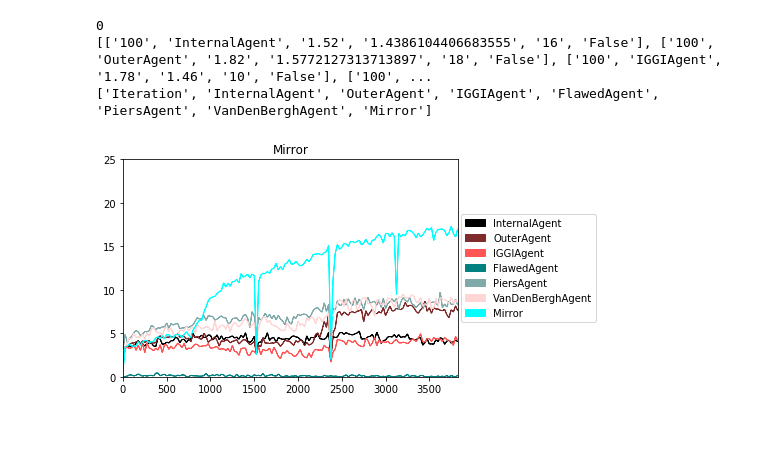
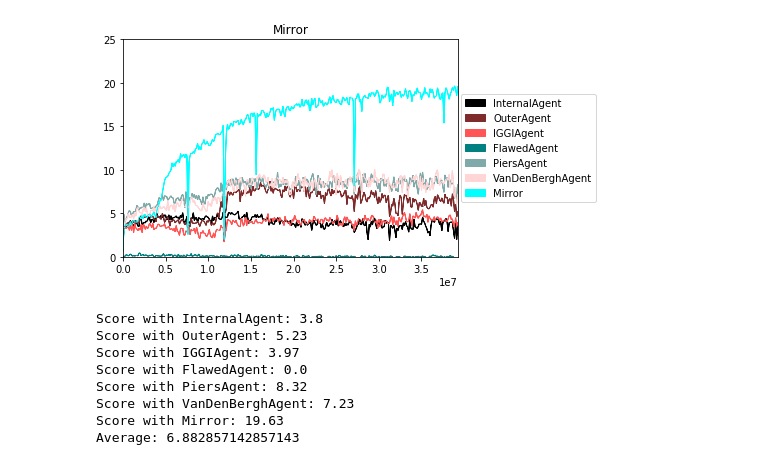
Before and after one commit to rocanaan/hanabi-ad-hoc-learning, a Jupyter notebook: notebooks/MakeIterationCSVs.ipynb, the cells around one changed output. Drawn from its saved outputs; the diff is of its cells as text; code cells hidden in the pictures; blank space fills up the shorter version.

Commit message:
Added informationn about last iteration to notebook visualiser, plus fixed the option to run with multiple training partners

```diff
--- a/notebooks/MakeIterationCSVs.ipynb
+++ b/notebooks/MakeIterationCSVs.ipynb
@@ -5,7 +5,19 @@ import csv
 import matplotlib.pyplot as plt
 import matplotlib.patches as mpatches
 
-paths = ["../Logs/Rainbow/Paired/20200515-114852Mirror/checkpoints"]
+paths = ["../Logs/Rainbow/Paired/20200517-003117all/checkpoints",
+        "../Logs/Rainbow/Paired/20200517-003133rb/checkpoints",
+        "../Logs/Rainbow/Paired/20200517-003144Mirror/checkpoints",
+        "../Logs/Rainbow/Paired/20200517-003208InternalAgent/checkpoints",
+        "../Logs/Rainbow/Paired/20200517-003244OuterAgent/checkpoints",
+        "../Logs/Rainbow/Paired/20200517-003259IGGIAgent/checkpoints",
+        "../Logs/Rainbow/Paired/20200517-003309FlawedAgent/checkpoints",
+        "../Logs/Rainbow/Paired/20200517-003320PiersAgent/checkpoints",
+        "../Logs/Rainbow/Paired/20200517-003331VanDenBerghAgent/checkpoints",]
+
+# paths = ["../Logs/Rainbow/Paired/20200515-114852Mirror/checkpoints"]
+
+
 
 
 agents = ['InternalAgent', 'OuterAgent', 'IGGIAgent', 'FlawedAgent', 'PiersAgent', 'VanDenBerghAgent', 'Mirror']
@@ -24,7 +36,7 @@ def get_agent_results(path):
     iteration_results = []
     for r, d, f in os.walk(p):
         for file in f:
-            if 'eval' in file:
+            if 'eval' in file and '.swp' not in file:
                 iteration = int(file.split('eval')[1])
                 matchups = []
                 with open(os.path.join(r,file)) as data:
@@ -41,10 +53,8 @@ def make_csv(name,results,score_index):
     with open(name,"w",newline='') as csvfile:
         writer = csv.writer(csvfile, delimiter=';',
                             quotechar='|', quoting=csv.QUOTE_MINIMAL)
-        print(iteration_results[0])
         partners = ["Iteration"] + [m[1] for m in iteration_results[0].matchups]
         writer.writerow(partners)
-        print(partners)
         for entry in iteration_results:
             line = [entry.iteration] + [m[score_index] for m in entry.matchups]
             writer.writerow(line)
@@ -52,7 +62,7 @@ def make_csv(name,results,score_index):
 def make_plot(name,iteration_results,score_index):
     ax = plt.axes()
     ax.set_title(name)
-    ax.set_xlim(0,max((e.iteration for e in iteration_results)))
+    ax.set_xlim(0,5000*max((e.iteration for e in iteration_results)))
     ax.set_ylim(0,25)
 
     colors = []
@@ -74,7 +84,7 @@ def make_plot(name,iteration_results,score_index):
     previous_y = None
 
     for entry in iteration_results:
-        x = entry.iteration
+        x = entry.iteration*5000
         y_array = [float(m[score_index]) for m in entry.matchups]
 
         for index, y in enumerate(y_array):
@@ -101,34 +111,48 @@ for p in paths:
     iteration_results = get_agent_results(p)
     make_csv(name,iteration_results,score_index)
 
     make_plot(agent,iteration_results,score_index)
 
+    i=0
+    average = 0.0
+    for m in iteration_results[-1].matchups:
+        print("Score with {0}: {1}".format(m[1],m[score_index]))
+        average += float(m[score_index])
+    print("Average: {0}".format(average/len(iteration_results[-1].matchups)))
+
+
+
 
 
 
 
 
 # #         for i, r in enumerate(iteration_results):
 # #             if i<5:
 # #                 print(r)
 
 #         writer = csv.writer(csvfile, delimiter=';',
 #                             quotechar='|', quoting=csv.QUOTE_MINIMAL)
 #         print(iteration_results[0])
 #         partners = ["Iteration"] + [m[1] for m in iteration_results[0].matchups]
 #         writer.writerow(partners)
 #         print(partners)
 #         for entry in iteration_results:
 #             line = [entry.iteration] + [m[score_index] for m in entry.matchups]
 #             writer.writerow(line)
 # #         for i in range(iteration_results[0]
 
 
 #             print(iteration_results)
 
 #                 data = iteration_stats = parse_file(file)
 # %% [output]
+[figure, new version]
-0
-[['100', 'InternalAgent', '1.52', '1.4386104406683555', '16', 'False'], ['100', 'OuterAgent', '1.82', '1.5772127313713897', '18', 'False'], ['100', 'IGGIAgent', '1.78', '1.46', '10', 'False'], ['100', ...
-['Iteration', 'InternalAgent', 'OuterAgent', 'IGGIAgent', 'FlawedAgent', 'PiersAgent', 'VanDenBerghAgent', 'Mirror']
+Score with InternalAgent: 3.8
+Score with OuterAgent: 5.23
+Score with IGGIAgent: 3.97
+Score with FlawedAgent: 0.0
+Score with PiersAgent: 8.32
+Score with VanDenBerghAgent: 7.23
+Score with Mirror: 19.63
+Average: 6.882857142857143
-[figure, old version]
```
Also changed, not shown: 4 other files.
